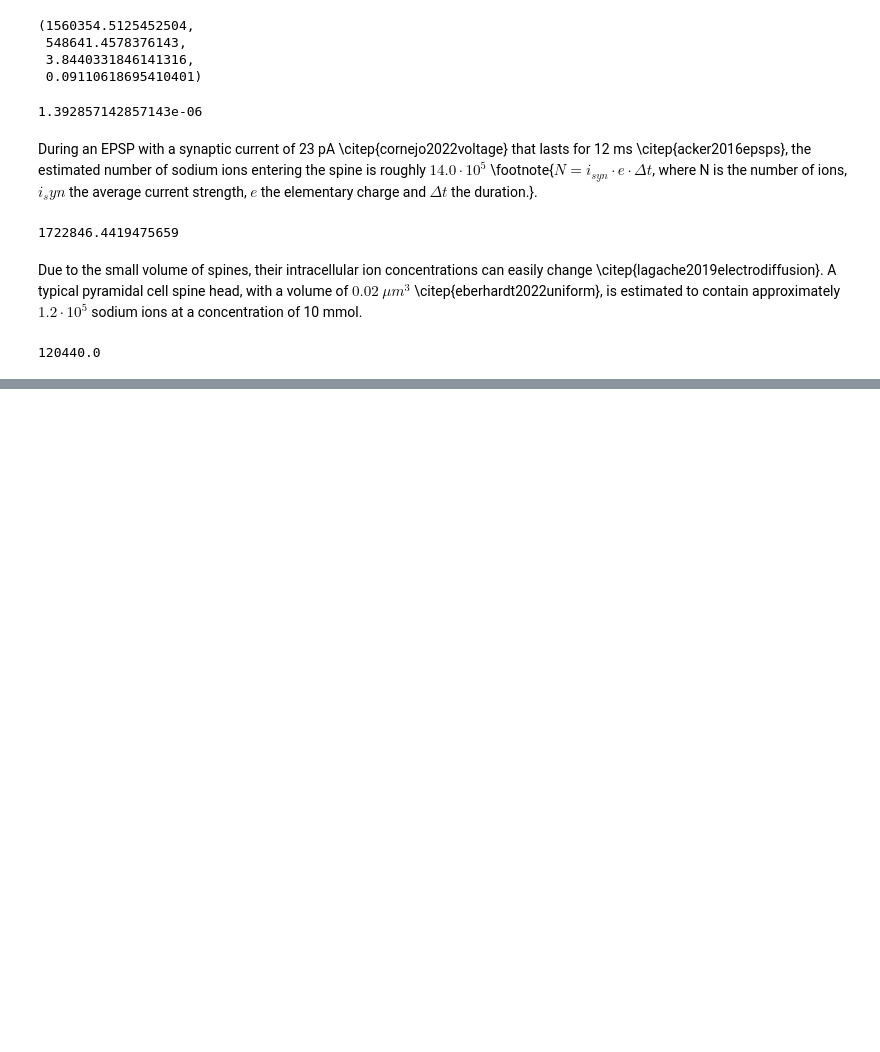
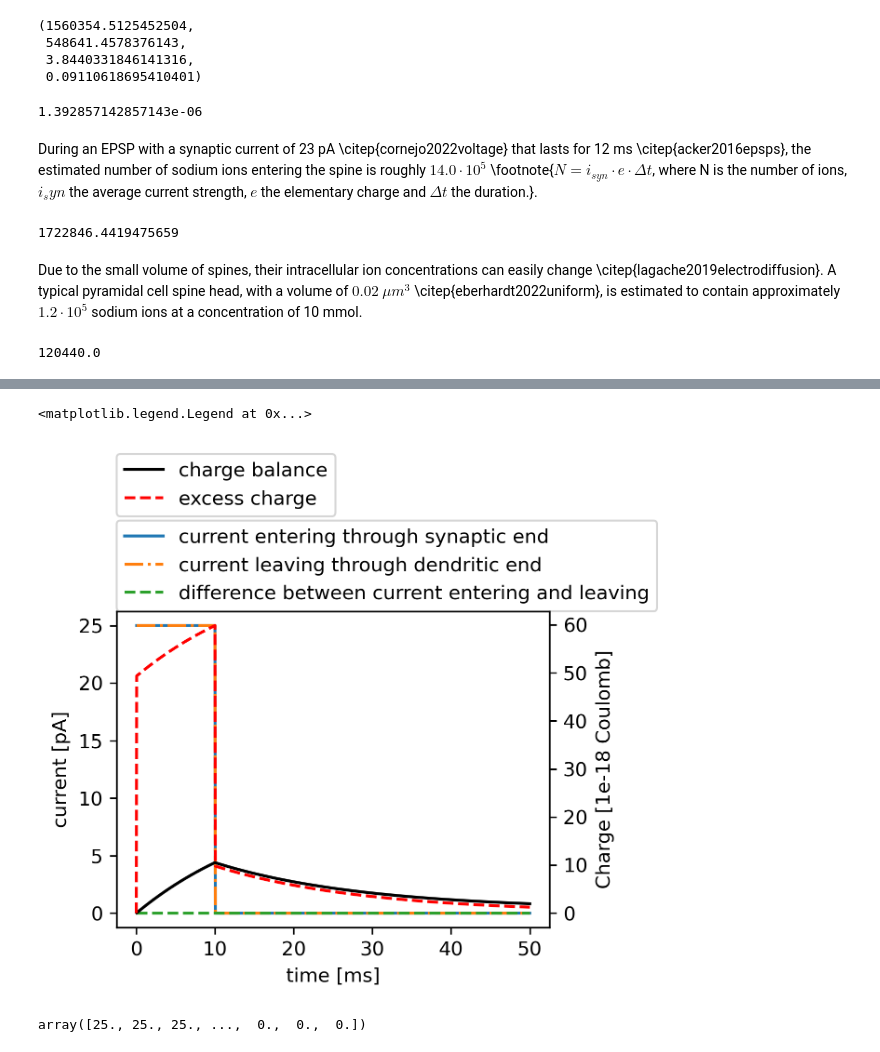
Before and after one commit to feblmu/Eberhardt2024Ion-concentration, a Jupyter notebook: notebooks/calcium_membrane_voltage.ipynb, the cells around one changed output, grey strips where cells are left out. Cells and saved outputs as stored; diff of their text form; code cells hidden in the pictures; blank space fills up the shorter version.

```diff
--- a/notebooks/calcium_membrane_voltage.ipynb
+++ b/notebooks/calcium_membrane_voltage.ipynb
@@ -144,0 +208,46 @@ Due to the small volume of spines, their intracellular ion concentrations can ea
+# %%
+v_seg = np.pi * np.square(a) * dx
+charge =  (c_Na + c_K - c_Cl) * N_A * e * v_seg
+charge = np.sum(charge[:,1:-1], axis=1)
+charge -= charge[0]
+
+
+fig = plt.figure(dpi=300, figsize=(4,3))
+ax = fig.add_subplot(111)
+
+i_in = (i_c[1:,-0] + i_e[1:,0]) * 1.e12
+i_out = ( i_e[1:,-1] + i_c[1:,-1]) * 1.e12
+i_tot = (i_out - i_in)
+tx = t[1:]*1.e3
+
+ax.plot(tx,i_in, label='current entering through synaptic end')
+ax.plot(tx,i_out, '-.', label='current leaving through dendritic end')
+ax.plot(tx,i_tot, '--', label='difference between current entering and leaving')
+
+ax.set_xlabel('time [ms]')
+ax.set_ylabel('current [pA]')
+
+ax2 = plt.twinx(ax)
+
+dt = (t[1] - t[0])
+cum_current = -np.cumsum(i_tot*dt*1.e-12)*1.e18
+#cum_current /= np.max(cum_current)
+
+#charge = charge / np.max(charge)
+
+ax2.plot(tx,cum_current, 'k-', label='charge balance')
+ax2.plot(t*1.e3,charge*1.e18, 'r--', label='excess charge')
+ax2.set_ylabel('Charge [1e-18 Coulomb]')
+
+
+#ax.set_yscale('log')
+#ax2.set_yscale('linear')
+ax.legend( loc=(0.,1.))
+ax2.legend( loc=(0.,1.3))
+# %% [output]
+<matplotlib.legend.Legend at 0x...>
+[figure, added]
+# %%
+i_in
+# %% [output]
+array([25., 25., 25., ...,  0.,  0.,  0.])
```
Also changed, not shown: parts of 5 cells of this notebook, 10 other files.
